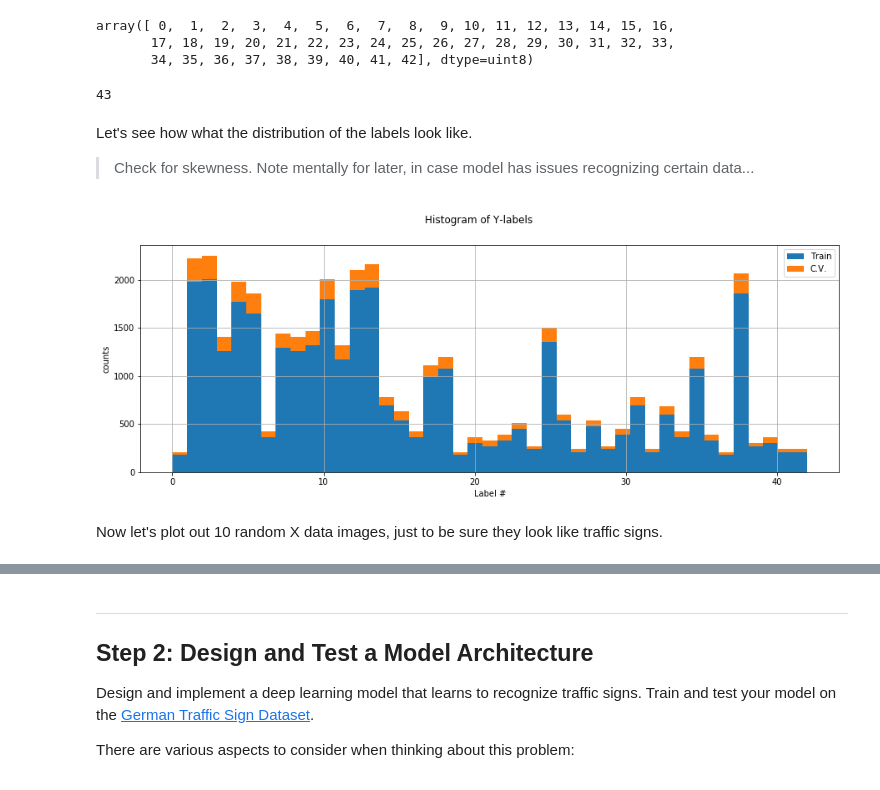
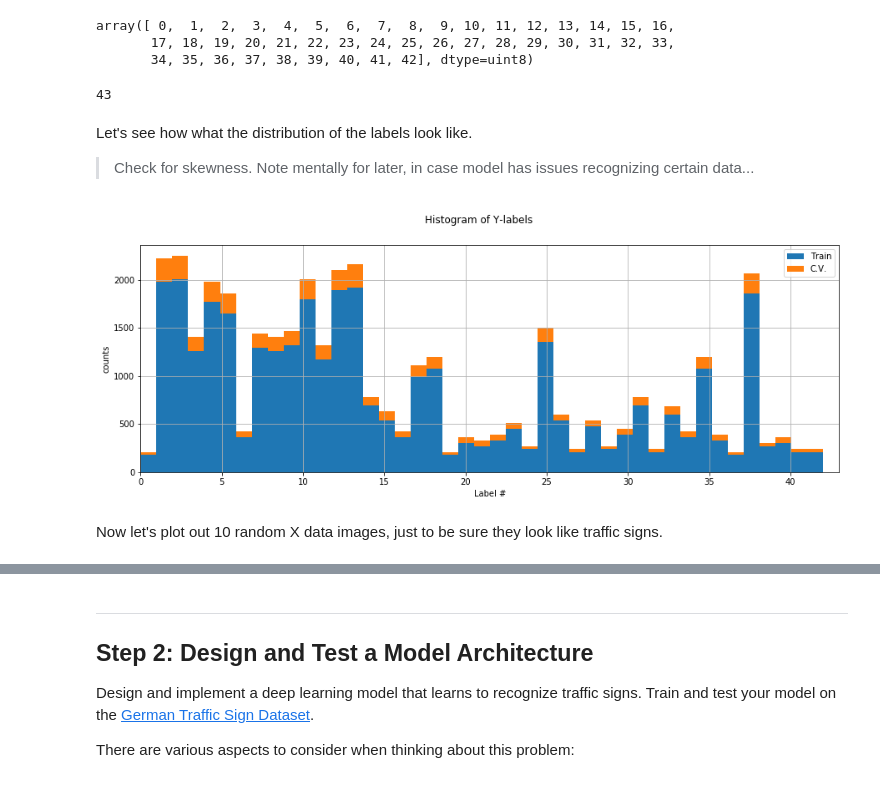
Before and after one commit to AeroGeekDean/CarND-Traffic-Sign-Classifier-Project, a Jupyter notebook: Traffic_Sign_Classifier.ipynb, the cells around one changed output, grey strips where cells are left out. Drawn from its saved outputs; the diff is of its cells as text; code cells hidden in the pictures.

```diff
--- a/Traffic_Sign_Classifier.ipynb
+++ b/Traffic_Sign_Classifier.ipynb
@@ -171,32 +165,34 @@ np.unique(y_train)
 array([ 0,  1,  2,  3,  4,  5,  6,  7,  8,  9, 10, 11, 12, 13, 14, 15, 16,
        17, 18, 19, 20, 21, 22, 23, 24, 25, 26, 27, 28, 29, 30, 31, 32, 33,
        34, 35, 36, 37, 38, 39, 40, 41, 42], dtype=uint8)
-# %%
-len(np.unique(y_train))
-# %% [output]
-43
+# %%
+# and how many unique ones are there
+len(np.unique(y_train))
+# %% [output]
+43
 # %% [markdown]
 Let's see how what the distribution of the labels look like.
 >Check for skewness. Note mentally for later, in case model has issues recognizing certain data...
 # %%
 # Plot out histogram of the labels (training & Cross Validation)
 
 fig = plt.figure(figsize=(15,5))
 fig.suptitle('Histogram of Y-labels')
 bin_count = n_classes
 
 ax = fig.add_subplot(111)
 ax.hist([y_train, y_valid], bins=bin_count, stacked='True')
+plt.xlim(0, n_classes)
 ax.set_xlabel('Label #')
 ax.set_ylabel('counts')
 ax.legend(['Train','C.V.'])
 ax.grid()
 # %% [output]
-[figure, old version]
+[figure, new version]
+# %% [markdown]
+Now let's plot out 10 random X data images, just to be sure they look like traffic signs.
 # %%
 import random as rnd
-# %% [markdown]
-Now let's plot out 10 random X data images, just to be sure they look like traffic signs.
 # %%
 # plot out 10 random samples from traning set
 num_samples = 10
```
Also changed, not shown: parts of 34 cells of this notebook, 13 other files.
